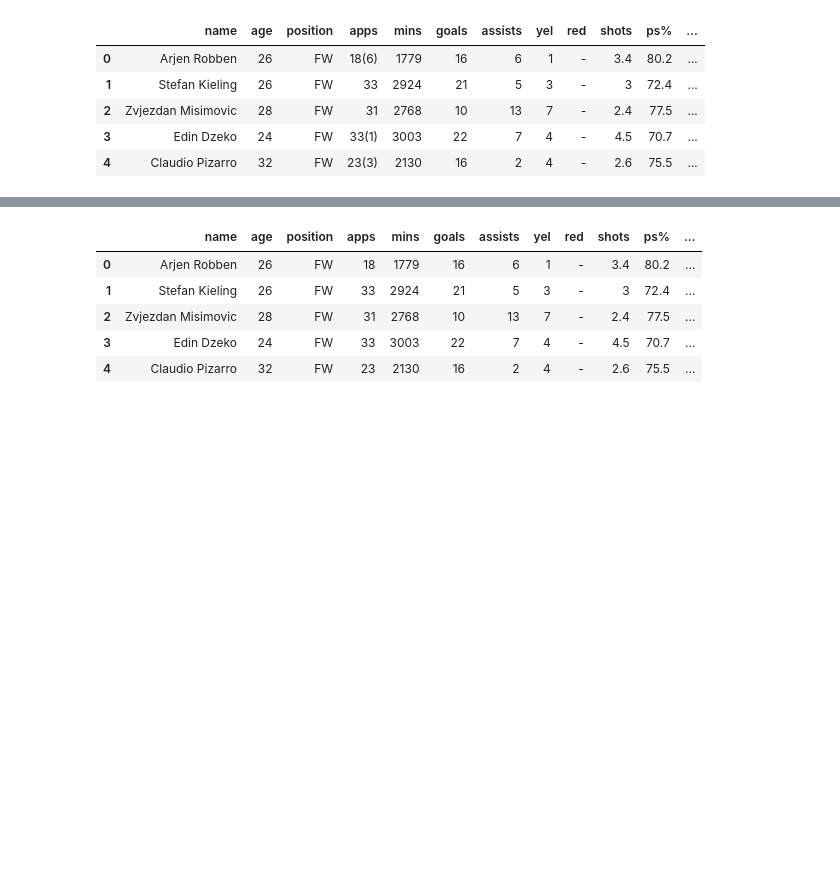
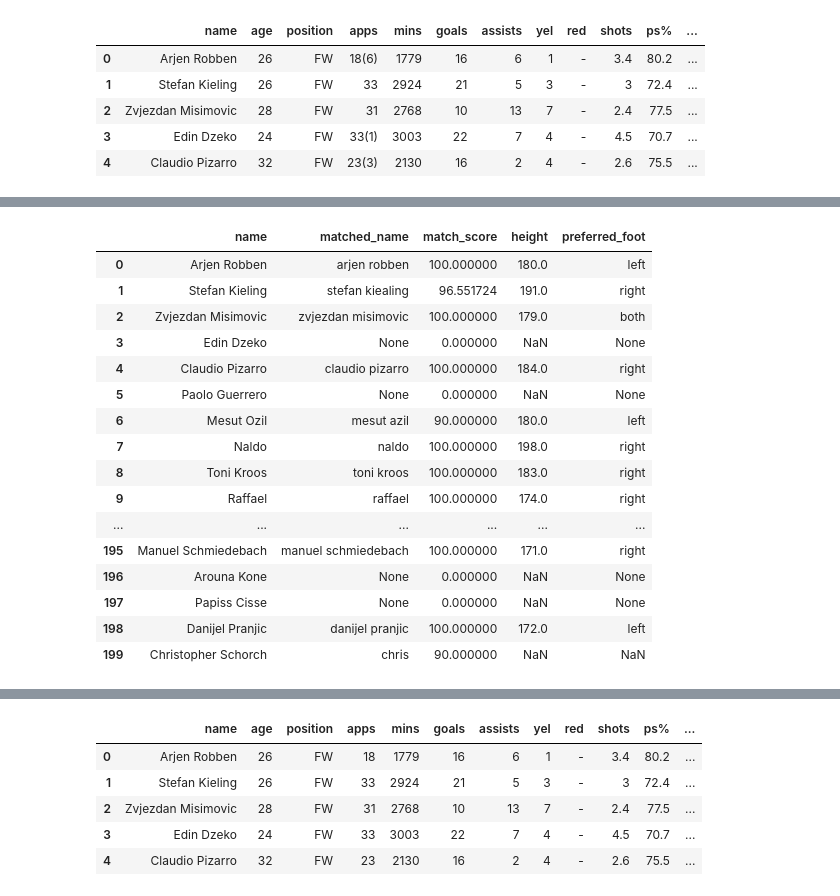
Before and after one commit to Computational-Tools-in-DS-G42/footballer-profiler-AI, a Jupyter notebook: player_profiler.ipynb, the cells around one changed output, grey strips where cells are left out. Drawn from its saved outputs; the diff is of its cells as text; code cells hidden in the pictures; blank space fills up the shorter version.

Commit message:
Created another dataset for "foot" and "height"

```diff
--- a/player_profiler.ipynb
+++ b/player_profiler.ipynb
@@ -144,0 +206,43 @@ df_clean.head(5)
+# %%
+enriched = []
+
+for _, row in df_clean.iterrows():
+    player = row['name']
+    c_name = row['clean_name']
+    m = create_minhash(c_name)
+
+    # Find LSH candidates
+    candidates = lsh.query(m)
+
+    if candidates:
+        # Compare only against a small set of likely matches
+        best_match = None
+        best_score = 0
+        for cand in candidates:
+            cand_name = minhash_dict[cand][1]
+            score = fuzz.WRatio(c_name, cand_name)
+            if score > best_score:
+                best_match = cand_name
+                best_score = score
+
+        if best_score >= 90:
+            matched_row = init_df2.loc[init_df2['clean_name'] == best_match]
+            if not matched_row.empty:
+                height = matched_row['height_in_cm'].values[0]
+                foot = matched_row['foot'].values[0]
+            else:
+                height, foot = None, None
+        else:
+            best_match, best_score, height, foot = None, 0, None, None
+    else:
+        best_match, best_score, height, foot = None, 0, None, None
+
+    enriched.append({
+        'name': player,
+        'matched_name': best_match,
+        'match_score': best_score,
+        'height': height,
+        'preferred_foot': foot
+    })
+
+enriched_df = pd.DataFrame(enriched)
@@ -144,0 +251,20 @@ df_clean.head(5)
+# %%
+display(enriched_df.head(200))
+# %% [output]
+|  | name | matched_name | match_score | height | preferred_foot |
+| 0 | Arjen Robben | arjen robben | 100.000000 | 180.0 | left |
+| 1 | Stefan Kieling | stefan kiealing | 96.551724 | 191.0 | right |
+| 2 | Zvjezdan Misimovic | zvjezdan misimovic | 100.000000 | 179.0 | both |
+| 3 | Edin Dzeko | None | 0.000000 | NaN | None |
+| 4 | Claudio Pizarro | claudio pizarro | 100.000000 | 184.0 | right |
+| 5 | Paolo Guerrero | None | 0.000000 | NaN | None |
+| 6 | Mesut Ozil | mesut azil | 90.000000 | 180.0 | left |
+| 7 | Naldo | naldo | 100.000000 | 198.0 | right |
+| 8 | Toni Kroos | toni kroos | 100.000000 | 183.0 | right |
+| 9 | Raffael | raffael | 100.000000 | 174.0 | right |
+| ... | ... | ... | ... | ... | ... |
+| 195 | Manuel Schmiedebach | manuel schmiedebach | 100.000000 | 171.0 | right |
+| 196 | Arouna Kone | None | 0.000000 | NaN | None |
+| 197 | Papiss Cisse | None | 0.000000 | NaN | None |
+| 198 | Danijel Pranjic | danijel pranjic | 100.000000 | 172.0 | left |
+| 199 | Christopher Schorch | chris | 90.000000 | NaN | NaN |
```
Also changed, not shown: parts of 17 cells of this notebook.
